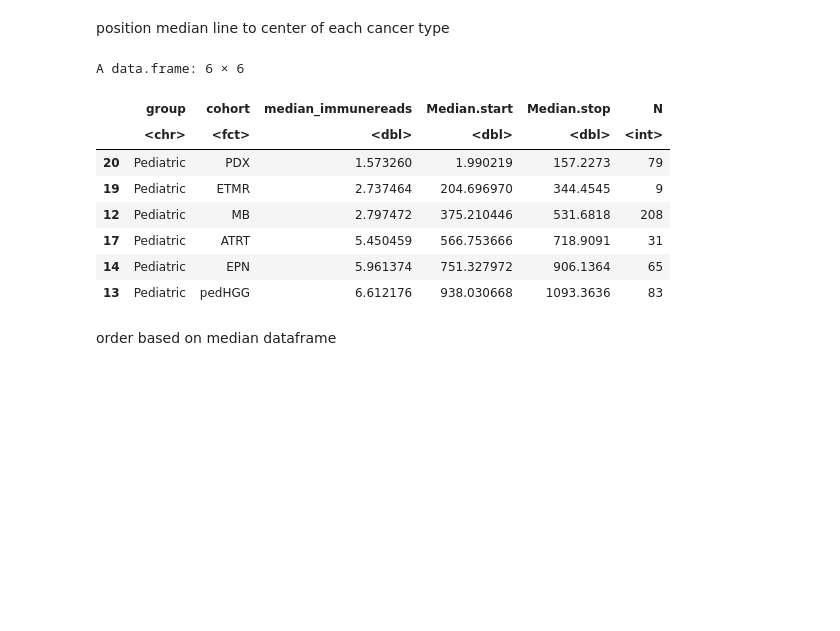
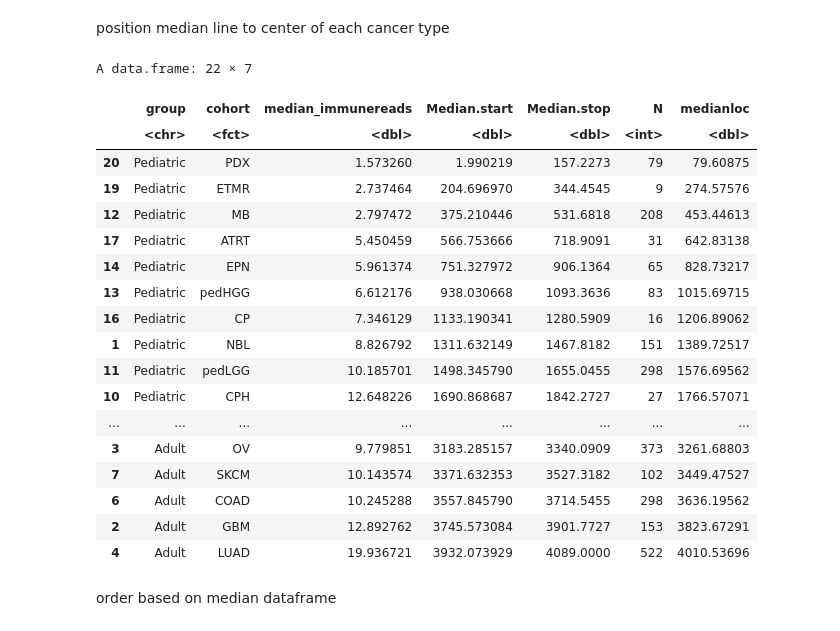
Before and after one commit to pughlab/immunogenomics_pedNST, a Jupyter notebook: notebooks/15_ESTIMATE_Splot.ipynb, the cells around one changed output. Drawn from its saved outputs; the diff is of its cells as text; code cells hidden in the pictures; blank space fills up the shorter version.

```diff
--- a/notebooks/15_ESTIMATE_Splot.ipynb
+++ b/notebooks/15_ESTIMATE_Splot.ipynb
@@ -212,17 +250,27 @@ for(i in 1:(nrow(immune.cohorts))){
 # %% [markdown]
 position median line to center of each cancer type
 # %%
-head(immune.cohorts)
+(immune.cohorts)
 # %% [output]
-A data.frame: 6 × 6
+A data.frame: 22 × 7
-|  | group | cohort | median_immunereads | Median.start | Median.stop | N |
-|  | <chr> | <fct> | <dbl> | <dbl> | <dbl> | <int> |
-| 20 | Pediatric | PDX | 1.573260 | 1.990219 | 157.2273 | 79 |
-| 19 | Pediatric | ETMR | 2.737464 | 204.696970 | 344.4545 | 9 |
-| 12 | Pediatric | MB | 2.797472 | 375.210446 | 531.6818 | 208 |
-| 17 | Pediatric | ATRT | 5.450459 | 566.753666 | 718.9091 | 31 |
-| 14 | Pediatric | EPN | 5.961374 | 751.327972 | 906.1364 | 65 |
-| 13 | Pediatric | pedHGG | 6.612176 | 938.030668 | 1093.3636 | 83 |
+|  | group | cohort | median_immunereads | Median.start | Median.stop | N | medianloc |
+|  | <chr> | <fct> | <dbl> | <dbl> | <dbl> | <int> | <dbl> |
+| 20 | Pediatric | PDX | 1.573260 | 1.990219 | 157.2273 | 79 | 79.60875 |
+| 19 | Pediatric | ETMR | 2.737464 | 204.696970 | 344.4545 | 9 | 274.57576 |
+| 12 | Pediatric | MB | 2.797472 | 375.210446 | 531.6818 | 208 | 453.44613 |
+| 17 | Pediatric | ATRT | 5.450459 | 566.753666 | 718.9091 | 31 | 642.83138 |
+| 14 | Pediatric | EPN | 5.961374 | 751.327972 | 906.1364 | 65 | 828.73217 |
+| 13 | Pediatric | pedHGG | 6.612176 | 938.030668 | 1093.3636 | 83 | 1015.69715 |
+| 16 | Pediatric | CP | 7.346129 | 1133.190341 | 1280.5909 | 16 | 1206.89062 |
+| 1 | Pediatric | NBL | 8.826792 | 1311.632149 | 1467.8182 | 151 | 1389.72517 |
+| 11 | Pediatric | pedLGG | 10.185701 | 1498.345790 | 1655.0455 | 298 | 1576.69562 |
+| 10 | Pediatric | CPH | 12.648226 | 1690.868687 | 1842.2727 | 27 | 1766.57071 |
+| ... | ... | ... | ... | ... | ... | ... | ... |
+| 3 | Adult | OV | 9.779851 | 3183.285157 | 3340.0909 | 373 | 3261.68803 |
+| 7 | Adult | SKCM | 10.143574 | 3371.632353 | 3527.3182 | 102 | 3449.47527 |
+| 6 | Adult | COAD | 10.245288 | 3557.845790 | 3714.5455 | 298 | 3636.19562 |
+| 2 | Adult | GBM | 12.892762 | 3745.573084 | 3901.7727 | 153 | 3823.67291 |
+| 4 | Adult | LUAD | 19.936721 | 3932.073929 | 4089.0000 | 522 | 4010.53696 |
 # %%
 immune.cohorts$medianloc <- immune.cohorts$Median.start+((immune.cohorts$Median.stop-immune.cohorts$Median.start)/2)
 # %% [markdown]
```
Also changed, not shown: parts of 6 cells of this notebook, 5 other files.
